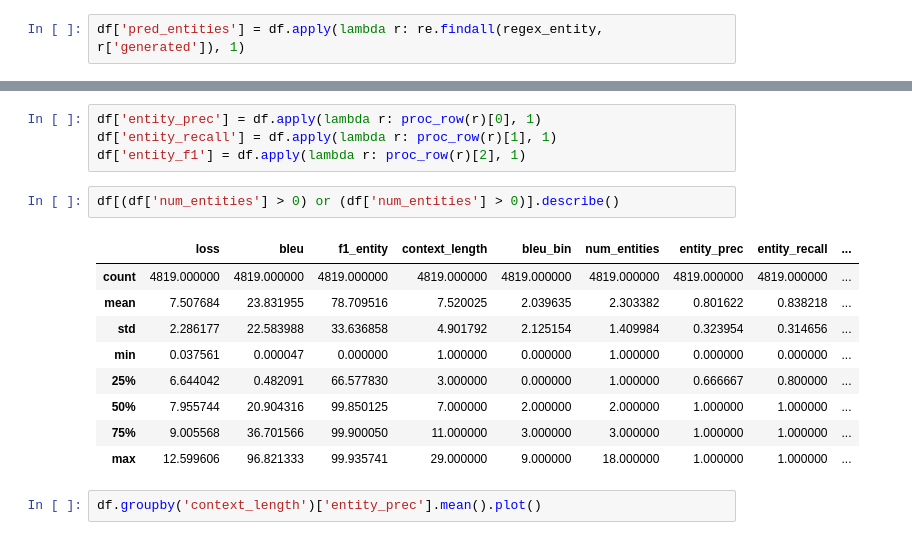
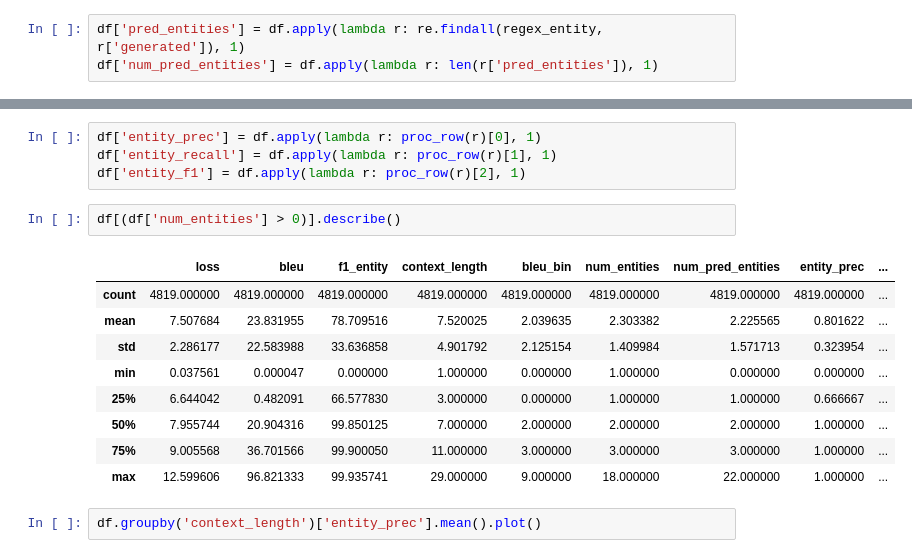
Before and after one commit to bsantraigi/Hierarchical-Transformer-Dialog, a Jupyter notebook: error_reader.ipynb, the cells around one changed output, grey strips where cells are left out. Cells and saved outputs as stored; diff of their text form.

```diff
--- a/error_reader.ipynb
+++ b/error_reader.ipynb
@@ -141,5 +144,6 @@ plt.xticks(rotation=90)
 # %%
 df['pred_entities'] = df.apply(lambda r: re.findall(regex_entity, r['generated']), 1)
+df['num_pred_entities'] = df.apply(lambda r: len(r['pred_entities']), 1)
 # %%
 df.sample(4)
 # %% [output]
@@ -344,17 +348,17 @@ df['entity_prec'] = df.apply(lambda r: proc_row(r)[0], 1)
 df['entity_recall'] = df.apply(lambda r: proc_row(r)[1], 1)
 df['entity_f1'] = df.apply(lambda r: proc_row(r)[2], 1)
 # %%
-df[(df['num_entities'] > 0) or (df['num_entities'] > 0)].describe()
+df[(df['num_entities'] > 0)].describe()
 # %% [output]
-|  | loss | bleu | f1_entity | context_length | bleu_bin | num_entities | entity_prec | entity_recall | ... |
+|  | loss | bleu | f1_entity | context_length | bleu_bin | num_entities | num_pred_entities | entity_prec | ... |
 | count | 4819.000000 | 4819.000000 | 4819.000000 | 4819.000000 | 4819.000000 | 4819.000000 | 4819.000000 | 4819.000000 | ... |
-| mean | 7.507684 | 23.831955 | 78.709516 | 7.520025 | 2.039635 | 2.303382 | 0.801622 | 0.838218 | ... |
-| std | 2.286177 | 22.583988 | 33.636858 | 4.901792 | 2.125154 | 1.409984 | 0.323954 | 0.314656 | ... |
+| mean | 7.507684 | 23.831955 | 78.709516 | 7.520025 | 2.039635 | 2.303382 | 2.225565 | 0.801622 | ... |
+| std | 2.286177 | 22.583988 | 33.636858 | 4.901792 | 2.125154 | 1.409984 | 1.571713 | 0.323954 | ... |
 | min | 0.037561 | 0.000047 | 0.000000 | 1.000000 | 0.000000 | 1.000000 | 0.000000 | 0.000000 | ... |
-| 25% | 6.644042 | 0.482091 | 66.577830 | 3.000000 | 0.000000 | 1.000000 | 0.666667 | 0.800000 | ... |
-| 50% | 7.955744 | 20.904316 | 99.850125 | 7.000000 | 2.000000 | 2.000000 | 1.000000 | 1.000000 | ... |
-| 75% | 9.005568 | 36.701566 | 99.900050 | 11.000000 | 3.000000 | 3.000000 | 1.000000 | 1.000000 | ... |
-| max | 12.599606 | 96.821333 | 99.935741 | 29.000000 | 9.000000 | 18.000000 | 1.000000 | 1.000000 | ... |
+| 25% | 6.644042 | 0.482091 | 66.577830 | 3.000000 | 0.000000 | 1.000000 | 1.000000 | 0.666667 | ... |
+| 50% | 7.955744 | 20.904316 | 99.850125 | 7.000000 | 2.000000 | 2.000000 | 2.000000 | 1.000000 | ... |
+| 75% | 9.005568 | 36.701566 | 99.900050 | 11.000000 | 3.000000 | 3.000000 | 3.000000 | 1.000000 | ... |
+| max | 12.599606 | 96.821333 | 99.935741 | 29.000000 | 9.000000 | 18.000000 | 22.000000 | 1.000000 | ... |
 # %%
 df.groupby('context_length')['entity_prec'].mean().plot()
 # %% [output]
```
Also changed, not shown: parts of 20 cells of this notebook.
